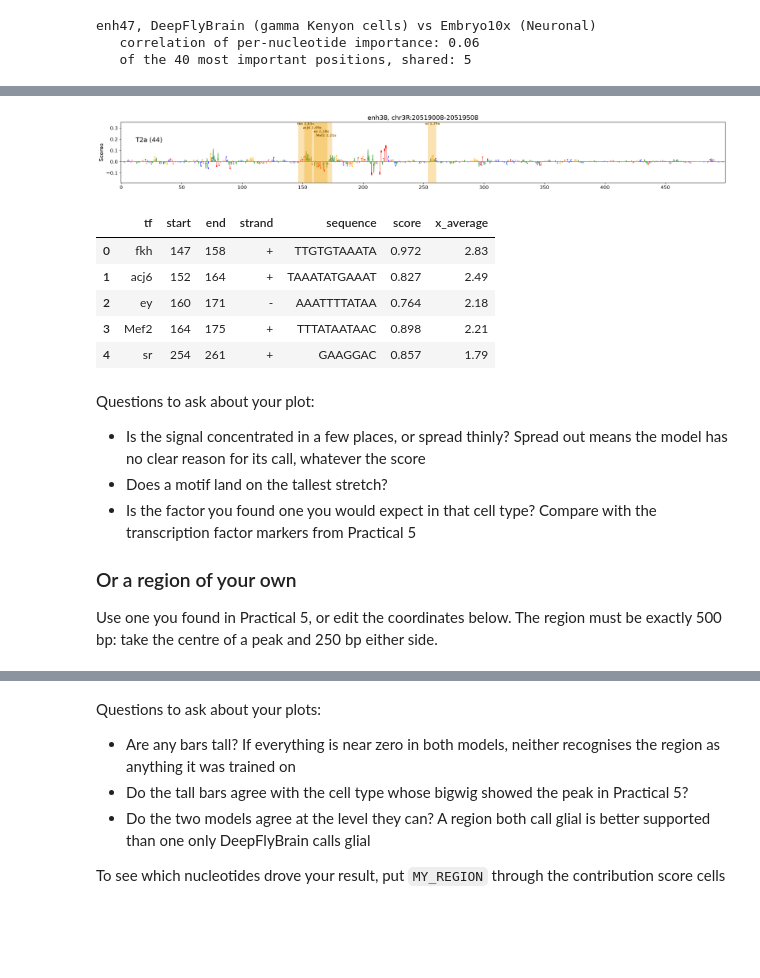
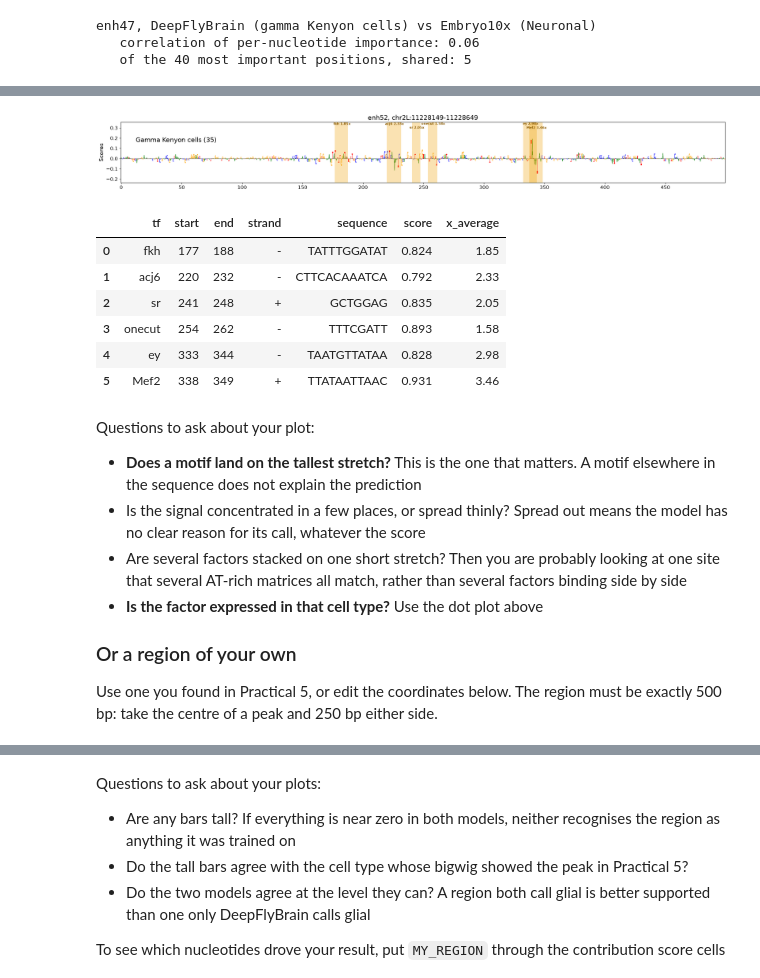
Before and after one commit to nkempynck/isn-school-2026, a Jupyter notebook: notebooks/practicals/06_crested_deepflybrain.ipynb, the cells around one changed output, grey strips where cells are left out. Cells and saved outputs as stored; diff of their text form; code cells hidden in the pictures; blank space fills up the shorter version.

Commit message:
Check whether the factors are actually expressed, and pick better examples

```diff
--- a/notebooks/practicals/06_crested_deepflybrain.ipynb
+++ b/notebooks/practicals/06_crested_deepflybrain.ipynb
@@ -798,5 +871,5 @@ that survive both as the ones worth a second look.
 # %%
-PICK = "enh38"                                            # change this
+PICK = "enh52"                                            # change this
 TFS = ["Mef2", "ey", "sr", "onecut", "fkh", "acj6"]       # and these
 THRESHOLD = 0.75                                          # raise for stricter matches
 
@@ -820,18 +893,22 @@ enh38: chr3R:20519008-20519508, called T2a (44) at 0.8579999804496765
-[figure, old version]
+[figure, new version]
 |  | tf | start | end | strand | sequence | score | x_average |
-| 0 | fkh | 147 | 158 | + | TTGTGTAAATA | 0.972 | 2.83 |
-| 1 | acj6 | 152 | 164 | + | TAAATATGAAAT | 0.827 | 2.49 |
-| 2 | ey | 160 | 171 | - | AAATTTTATAA | 0.764 | 2.18 |
-| 3 | Mef2 | 164 | 175 | + | TTTATAATAAC | 0.898 | 2.21 |
-| 4 | sr | 254 | 261 | + | GAAGGAC | 0.857 | 1.79 |
+| 0 | fkh | 177 | 188 | - | TATTTGGATAT | 0.824 | 1.85 |
+| 1 | acj6 | 220 | 232 | - | CTTCACAAATCA | 0.792 | 2.33 |
+| 2 | sr | 241 | 248 | + | GCTGGAG | 0.835 | 2.05 |
+| 3 | onecut | 254 | 262 | - | TTTCGATT | 0.893 | 1.58 |
+| 4 | ey | 333 | 344 | - | TAATGTTATAA | 0.828 | 2.98 |
+| 5 | Mef2 | 338 | 349 | + | TTATAATTAAC | 0.931 | 3.46 |
 # %% [markdown]
 Questions to ask about your plot:
 
+- **Does a motif land on the tallest stretch?** This is the one that matters.
+  A motif elsewhere in the sequence does not explain the prediction
 - Is the signal concentrated in a few places, or spread thinly? Spread out means
   the model has no clear reason for its call, whatever the score
-- Does a motif land on the tallest stretch?
-- Is the factor you found one you would expect in that cell type? Compare with
-  the transcription factor markers from Practical 5
+- Are several factors stacked on one short stretch? Then you are probably
+  looking at one site that several AT-rich matrices all match, rather than
+  several factors binding side by side
+- **Is the factor expressed in that cell type?** Use the dot plot above
 
 ### Or a region of your own
 
```
Also changed, not shown: parts of 19 cells of this notebook.
